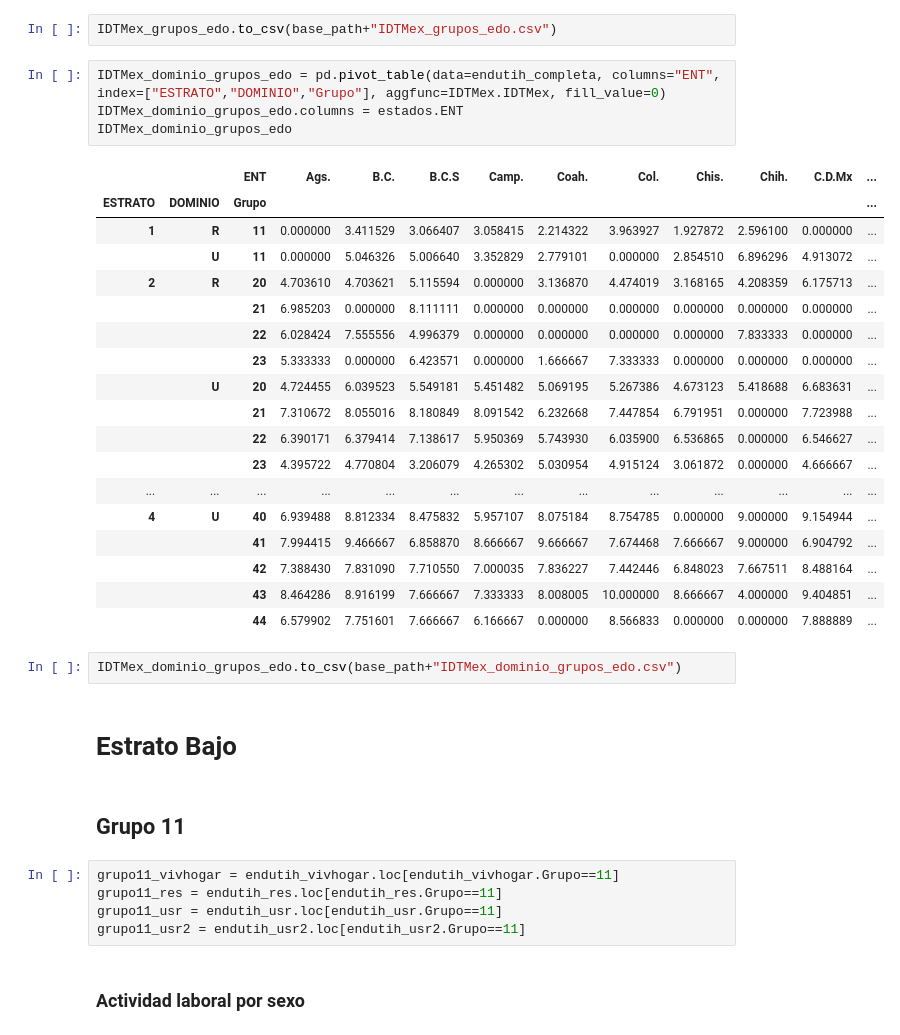
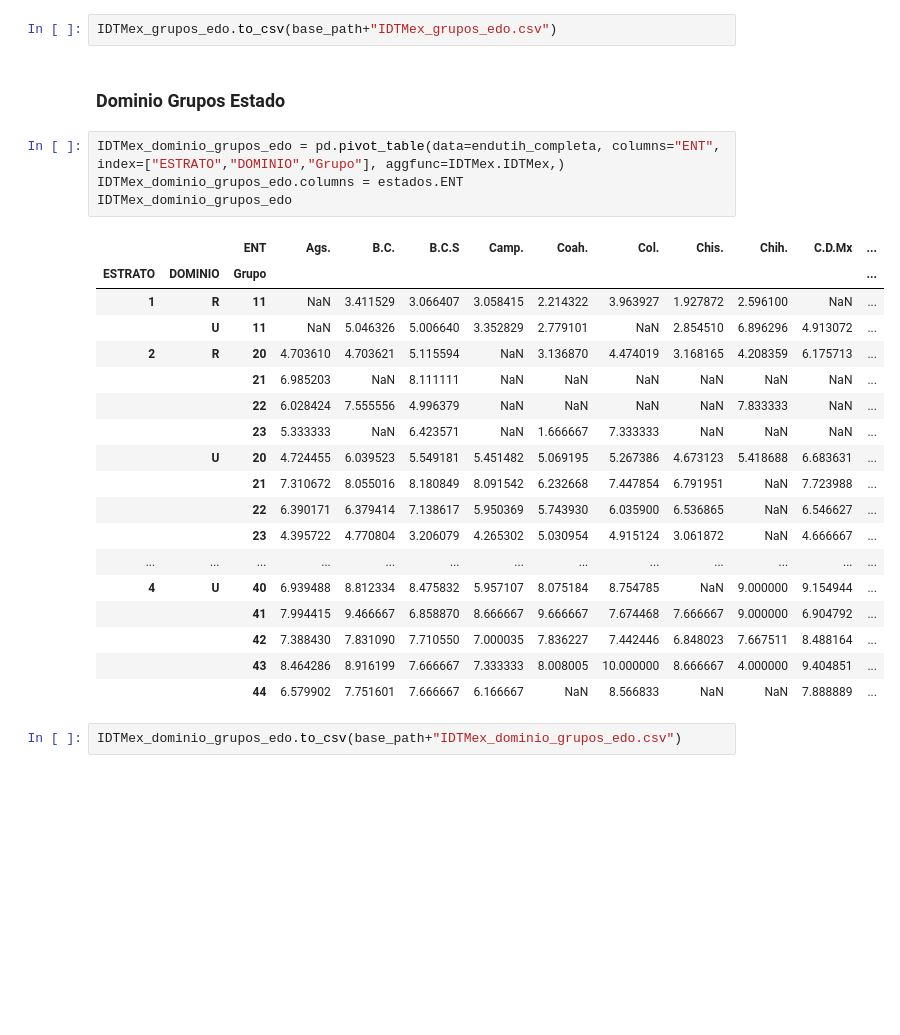
Before and after one commit to tipicanerd/DivisionDigitalMX, a Jupyter notebook: AnalisisGrupos.ipynb, the cells around one changed output. Drawn from its saved outputs; the diff is of its cells as text; blank space fills up the shorter version.

```diff
--- a/AnalisisGrupos.ipynb
+++ b/AnalisisGrupos.ipynb
@@ -878,38 +877,29 @@ IDTMex_grupos_edo
 # %%
 IDTMex_grupos_edo.to_csv(base_path+"IDTMex_grupos_edo.csv")
+# %% [markdown]
+### Dominio Grupos Estado
 # %%
-IDTMex_dominio_grupos_edo = pd.pivot_table(data=endutih_completa, columns="ENT", index=["ESTRATO","DOMINIO","Grupo"], aggfunc=IDTMex.IDTMex, fill_value=0)
+IDTMex_dominio_grupos_edo = pd.pivot_table(data=endutih_completa, columns="ENT", index=["ESTRATO","DOMINIO","Grupo"], aggfunc=IDTMex.IDTMex,)
 IDTMex_dominio_grupos_edo.columns = estados.ENT
 IDTMex_dominio_grupos_edo
 # %% [output]
 |  |  | ENT | Ags. | B.C. | B.C.S | Camp. | Coah. | Col. | Chis. | Chih. | C.D.Mx | ... |
 | ESTRATO | DOMINIO | Grupo |  |  |  |  |  |  |  |  |  | ... |
-| 1 | R | 11 | 0.000000 | 3.411529 | 3.066407 | 3.058415 | 2.214322 | 3.963927 | 1.927872 | 2.596100 | 0.000000 | ... |
-|  | U | 11 | 0.000000 | 5.046326 | 5.006640 | 3.352829 | 2.779101 | 0.000000 | 2.854510 | 6.896296 | 4.913072 | ... |
-| 2 | R | 20 | 4.703610 | 4.703621 | 5.115594 | 0.000000 | 3.136870 | 4.474019 | 3.168165 | 4.208359 | 6.175713 | ... |
-|  |  | 21 | 6.985203 | 0.000000 | 8.111111 | 0.000000 | 0.000000 | 0.000000 | 0.000000 | 0.000000 | 0.000000 | ... |
-|  |  | 22 | 6.028424 | 7.555556 | 4.996379 | 0.000000 | 0.000000 | 0.000000 | 0.000000 | 7.833333 | 0.000000 | ... |
-|  |  | 23 | 5.333333 | 0.000000 | 6.423571 | 0.000000 | 1.666667 | 7.333333 | 0.000000 | 0.000000 | 0.000000 | ... |
+| 1 | R | 11 | NaN | 3.411529 | 3.066407 | 3.058415 | 2.214322 | 3.963927 | 1.927872 | 2.596100 | NaN | ... |
+|  | U | 11 | NaN | 5.046326 | 5.006640 | 3.352829 | 2.779101 | NaN | 2.854510 | 6.896296 | 4.913072 | ... |
+| 2 | R | 20 | 4.703610 | 4.703621 | 5.115594 | NaN | 3.136870 | 4.474019 | 3.168165 | 4.208359 | 6.175713 | ... |
+|  |  | 21 | 6.985203 | NaN | 8.111111 | NaN | NaN | NaN | NaN | NaN | NaN | ... |
+|  |  | 22 | 6.028424 | 7.555556 | 4.996379 | NaN | NaN | NaN | NaN | 7.833333 | NaN | ... |
+|  |  | 23 | 5.333333 | NaN | 6.423571 | NaN | 1.666667 | 7.333333 | NaN | NaN | NaN | ... |
 |  | U | 20 | 4.724455 | 6.039523 | 5.549181 | 5.451482 | 5.069195 | 5.267386 | 4.673123 | 5.418688 | 6.683631 | ... |
-|  |  | 21 | 7.310672 | 8.055016 | 8.180849 | 8.091542 | 6.232668 | 7.447854 | 6.791951 | 0.000000 | 7.723988 | ... |
-|  |  | 22 | 6.390171 | 6.379414 | 7.138617 | 5.950369 | 5.743930 | 6.035900 | 6.536865 | 0.000000 | 6.546627 | ... |
-|  |  | 23 | 4.395722 | 4.770804 | 3.206079 | 4.265302 | 5.030954 | 4.915124 | 3.061872 | 0.000000 | 4.666667 | ... |
+|  |  | 21 | 7.310672 | 8.055016 | 8.180849 | 8.091542 | 6.232668 | 7.447854 | 6.791951 | NaN | 7.723988 | ... |
+|  |  | 22 | 6.390171 | 6.379414 | 7.138617 | 5.950369 | 5.743930 | 6.035900 | 6.536865 | NaN | 6.546627 | ... |
+|  |  | 23 | 4.395722 | 4.770804 | 3.206079 | 4.265302 | 5.030954 | 4.915124 | 3.061872 | NaN | 4.666667 | ... |
 | ... | ... | ... | ... | ... | ... | ... | ... | ... | ... | ... | ... | ... |
-| 4 | U | 40 | 6.939488 | 8.812334 | 8.475832 | 5.957107 | 8.075184 | 8.754785 | 0.000000 | 9.000000 | 9.154944 | ... |
+| 4 | U | 40 | 6.939488 | 8.812334 | 8.475832 | 5.957107 | 8.075184 | 8.754785 | NaN | 9.000000 | 9.154944 | ... |
 |  |  | 41 | 7.994415 | 9.466667 | 6.858870 | 8.666667 | 9.666667 | 7.674468 | 7.666667 | 9.000000 | 6.904792 | ... |
 |  |  | 42 | 7.388430 | 7.831090 | 7.710550 | 7.000035 | 7.836227 | 7.442446 | 6.848023 | 7.667511 | 8.488164 | ... |
 |  |  | 43 | 8.464286 | 8.916199 | 7.666667 | 7.333333 | 8.008005 | 10.000000 | 8.666667 | 4.000000 | 9.404851 | ... |
-|  |  | 44 | 6.579902 | 7.751601 | 7.666667 | 6.166667 | 0.000000 | 8.566833 | 0.000000 | 0.000000 | 7.888889 | ... |
+|  |  | 44 | 6.579902 | 7.751601 | 7.666667 | 6.166667 | NaN | 8.566833 | NaN | NaN | 7.888889 | ... |
 # %%
 IDTMex_dominio_grupos_edo.to_csv(base_path+"IDTMex_dominio_grupos_edo.csv")
-# %% [markdown]
-# Estrato Bajo
-# %% [markdown]
-## Grupo 11
-# %%
-grupo11_vivhogar = endutih_vivhogar.loc[endutih_vivhogar.Grupo==11]
-grupo11_res = endutih_res.loc[endutih_res.Grupo==11]
-grupo11_usr = endutih_usr.loc[endutih_usr.Grupo==11]
-grupo11_usr2 = endutih_usr2.loc[endutih_usr2.Grupo==11]
-# %% [markdown]
-### Actividad laboral por sexo
```
Also changed, not shown: parts of 10 cells of this notebook, 33 other files.
